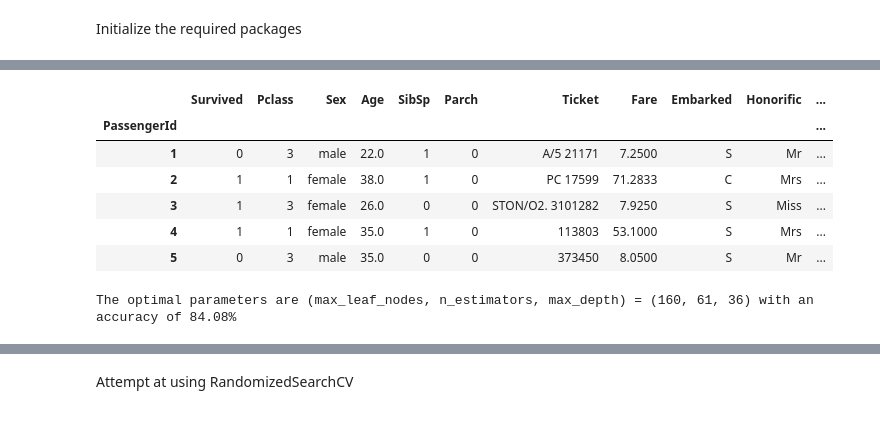
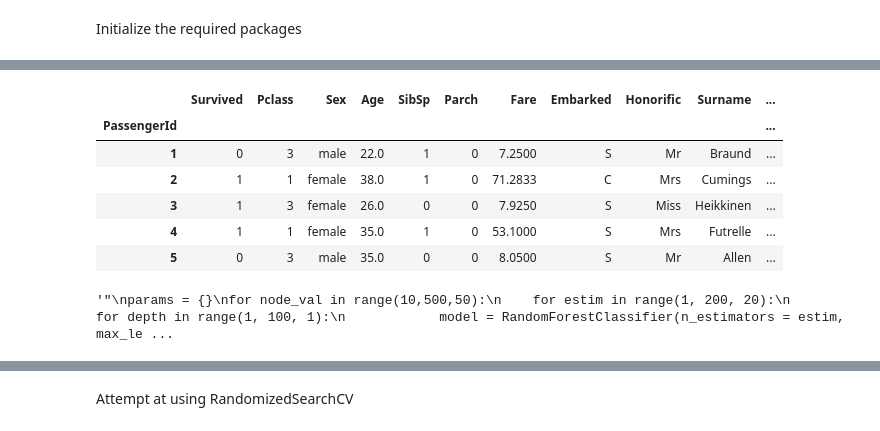
Before and after one commit to xxtofff/App_Physics_157, a Jupyter notebook: Lab Assignments/AP157_lab_assignment_A2 - Titanic Dataset (Initial).ipynb, the cells around one changed output, grey strips where cells are left out. Cells and saved outputs as stored; diff of their text form; code cells hidden in the pictures.

Commit message:
modified titanic dataset analysis

```diff
--- a/Lab Assignments/AP157_lab_assignment_A2 - Titanic Dataset.ipynb
+++ b/Lab Assignments/AP157_lab_assignment_A2 - Titanic Dataset (Initial).ipynb
@@ -28,18 +28,18 @@ titanic.head()
 # %%
 titanic['Honorific'] = titanic['Name'].str.extract('([A-Za-z]+)\.')
 titanic['Surname'] = titanic['Name'].str.extract('([A-Za-z]+)\,')
 titanic['CabinName'] = titanic.Cabin.str.extract(r'([A-Z])')
 titanic['CabinNumber'] = titanic.Cabin.str.extract(r'(\d+)', expand=False)
-titanic_dropped = titanic.drop(['Name', 'Cabin'], axis = 1)
+titanic_dropped = titanic.drop(['Name', 'Cabin', 'Ticket'], axis = 1)
 titanic_dropped.head()
 # %% [output]
-|  | Survived | Pclass | Sex | Age | SibSp | Parch | Ticket | Fare | Embarked | Honorific | ... |
+|  | Survived | Pclass | Sex | Age | SibSp | Parch | Fare | Embarked | Honorific | Surname | ... |
 | PassengerId |  |  |  |  |  |  |  |  |  |  | ... |
-| 1 | 0 | 3 | male | 22.0 | 1 | 0 | A/5 21171 | 7.2500 | S | Mr | ... |
-| 2 | 1 | 1 | female | 38.0 | 1 | 0 | PC 17599 | 71.2833 | C | Mrs | ... |
-| 3 | 1 | 3 | female | 26.0 | 0 | 0 | STON/O2. 3101282 | 7.9250 | S | Miss | ... |
-| 4 | 1 | 1 | female | 35.0 | 1 | 0 | 113803 | 53.1000 | S | Mrs | ... |
-| 5 | 0 | 3 | male | 35.0 | 0 | 0 | 373450 | 8.0500 | S | Mr | ... |
+| 1 | 0 | 3 | male | 22.0 | 1 | 0 | 7.2500 | S | Mr | Braund | ... |
+| 2 | 1 | 1 | female | 38.0 | 1 | 0 | 71.2833 | C | Mrs | Cumings | ... |
+| 3 | 1 | 3 | female | 26.0 | 0 | 0 | 7.9250 | S | Miss | Heikkinen | ... |
+| 4 | 1 | 1 | female | 35.0 | 1 | 0 | 53.1000 | S | Mrs | Futrelle | ... |
+| 5 | 0 | 3 | male | 35.0 | 0 | 0 | 8.0500 | S | Mr | Allen | ... |
 # %%
 target_cols = ['Survived']
 feature_cols = [col for col in titanic_dropped.columns if col not in target_cols]
@@ -55,6 +55,7 @@ numerical_transformer = SimpleImputer(strategy = 'mean')
 categorical_transformer = Pipeline(steps = [('imputer', SimpleImputer(strategy = 'most_frequent')),('onehot', OneHotEncoder(handle_unknown = 'ignore'))])
 preprocessor = ColumnTransformer(transformers=[('num', numerical_transformer, num_cols), ('cat', categorical_transformer, cat_cols)])
 # %%
+""""
 params = {}
 for node_val in range(10,500,50):
     for estim in range(1, 200, 20):
@@ -63,15 +64,17 @@ for node_val in range(10,500,50):
             pipeline = Pipeline(steps = [('preprocess', preprocessor),('model', model)])
             pipeline.fit(x_train, y_train.values.ravel())
             predicted_vals = pipeline.predict(x_test)
-            y_pred = pd.DataFrame(predicted_vals, index = y_test.index, columns = {'SurvivedPred'})
+            y_pred = pd.DataFrame(predicted_vals, index = y_test.index, columns = ['SurvivedPred'])
             correct = y_pred.SurvivedPred[y_pred.SurvivedPred == y_test.Survived].count()
             total = y_test.Survived.count()
             params[(node_val, estim, depth)] = 100*correct/total
 optimal_params = max(params, key = params.get)
 opt_nodes, opt_estim, opt_depth = optimal_params
 print('The optimal parameters are (max_leaf_nodes, n_estimators, max_depth) = {} with an accuracy of {:.2f}%'.format(optimal_params, params[optimal_params]))
+
+"""
 # %% [output]
-The optimal parameters are (max_leaf_nodes, n_estimators, max_depth) = (160, 61, 36) with an accuracy of 84.08%
+'"\nparams = {}\nfor node_val in range(10,500,50):\n    for estim in range(1, 200, 20):\n        for depth in range(1, 100, 1):\n            model = RandomForestClassifier(n_estimators = estim, max_le ...
 # %%
 file_path = 'Datasets\\Titanic Dataset\\'
 titanic_test = pd.read_csv(file_path + 'test.csv', index_col = 'PassengerId')
```
Also changed, not shown: parts of 3 cells of this notebook, 7 other files.
